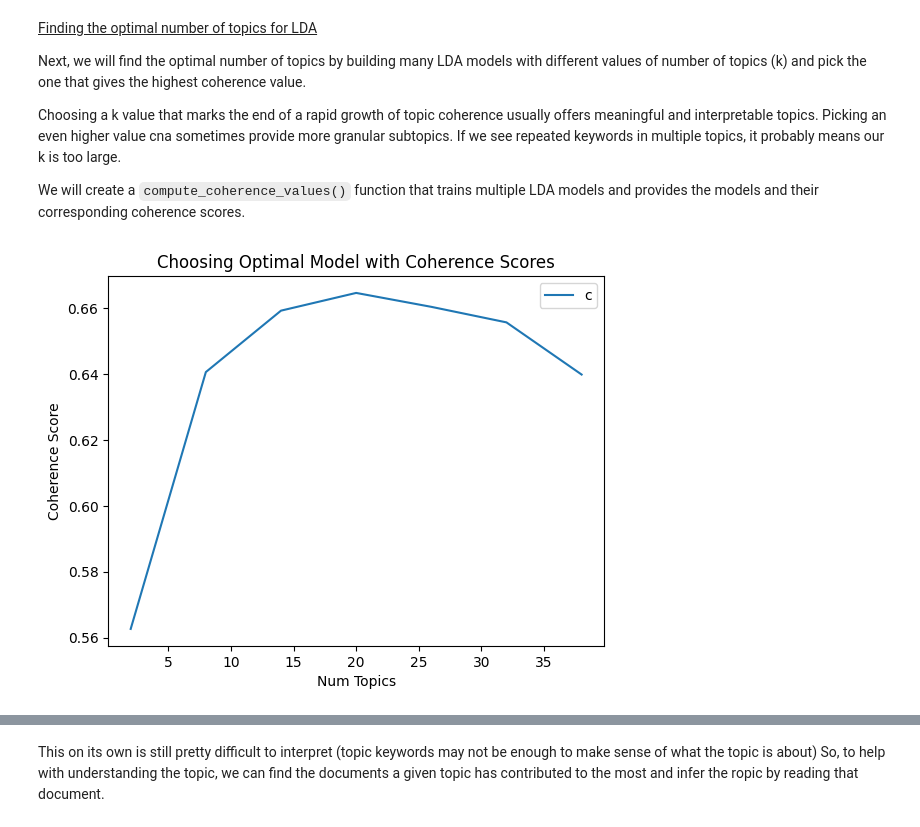
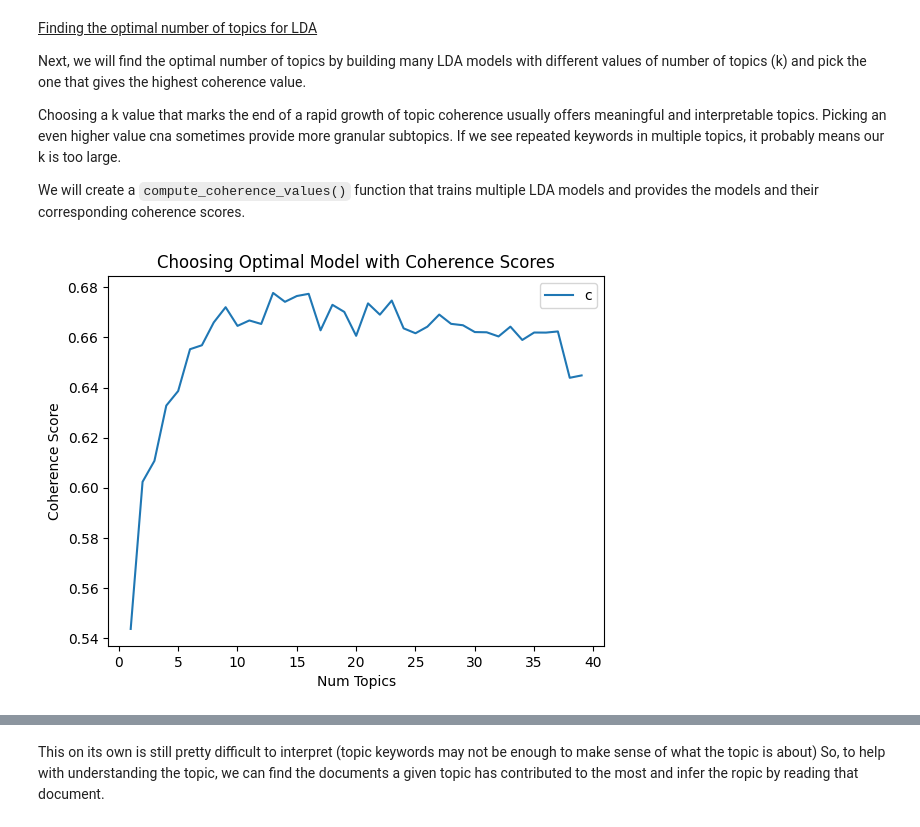
Before and after one commit to evansphillips/retail-customer-segmentation-forecasting, a Jupyter notebook: notebooks/ds4a_retail_challenge.ipynb, the cells around one changed output, grey strips where cells are left out. Saved outputs shown, nothing was run; the diff lists cells and outputs as text; code cells hidden in the pictures.

```diff
--- a/notebooks/ds4a_retail_challenge.ipynb
+++ b/notebooks/ds4a_retail_challenge.ipynb
@@ -606,0 +1078,7 @@ After dropping non-U.K. countries, we have less than a million rows.
+# %%
+# Subset rfm_df to the desired columns
+rfm_df = rfm_df[["customer_id", "customer_segment"]]
+
+# Merge on 'customer_id' column
+retail_data = retail_data.merge(rfm_df, on="customer_id", how="left")
+retail_data.head()
@@ -624,3 +1118,4 @@ Our data now has more categorical features. One issue we may face in the future
 # %%
 # Create list of descriptions
-unique_docs = retail_data["description"].unique().tolist()
+descriptions_text = retail_data["description"].unique().tolist()
+unique_docs = [preprocess_text(text) for text in descriptions_text]
@@ -762,13 +1278,9 @@ data_words_nostops = remove_stopwords(data_words, stop_words=stop_words)
 # Form Bigrams
 data_words_bigrams = make_bigrams(data_words_nostops, bigram_mod=bigram_mod)
 
-# Initialize spacy 'en_core_web_sm' model, keeping only tagger component (for efficiency)
-#nlp = spacy.load("en_core_web_sm", disable=["parser", "ner"])
-
+# Initialize spacy 'en_core_web_lg' model, keeping only tagger component (for efficiency)
 nlp = spacy.load("en_core_web_lg", disable=["parser", "ner"])
 
 # Do lemmatization keeping only noun, adj, vb, adv
-data_lemmatized = lemmatization(
-    data_words_bigrams, nlp=nlp, allowed_postags=["NOUN", "ADJ", "VERB", "ADV"]
-)
+data_lemmatized = lemmatization(data_words_bigrams, nlp=nlp)
 # %%
@@ -890,25 +1395,25 @@ model_list, coherence_values = compute_coherence_values(
     dictionary=id2word,
     corpus=corpus,
     texts=data_lemmatized,
-    start=2,
+    start=1,
     limit=40,
     id2word=id2word,
-    step=6,
+    step=1,
 )
 # %%
 # Show graph
 limit = 40
-start = 2
-step = 6
+start = 1
+step = 1
 x = range(start, limit, step)
 plt.plot(x, coherence_values)
 plt.xlabel("Num Topics")
 plt.ylabel("Coherence Score")
 plt.legend(("coherence_values"), loc="best")
 plt.title("Choosing Optimal Model with Coherence Scores")
 plt.show()
 # %% [output]
-[figure, old version]
+[figure, new version]
 # %%
 # Print the coherence scores
 for m, cv in zip(x, coherence_values):
```
Also changed, not shown: parts of 187 cells of this notebook, 5 other files.
